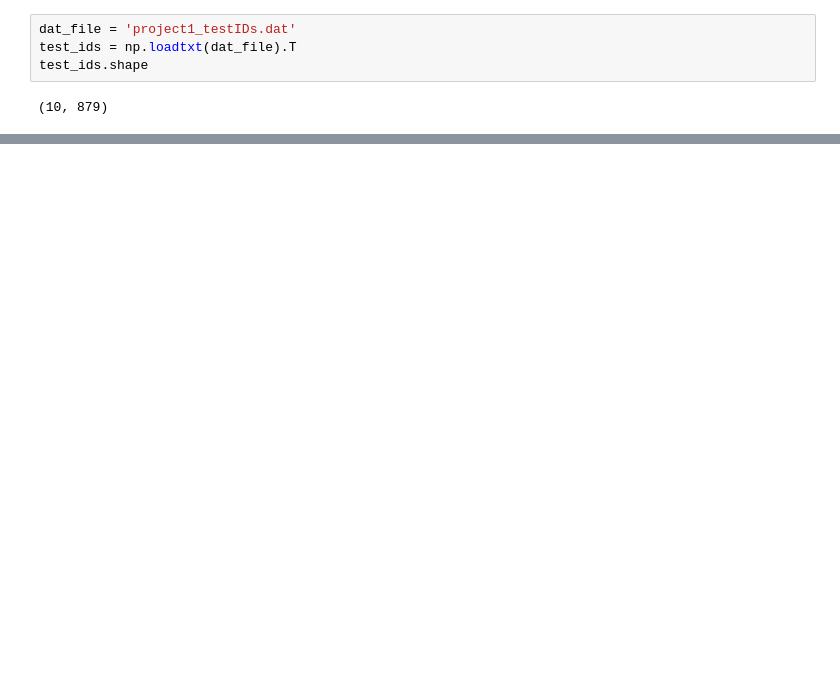
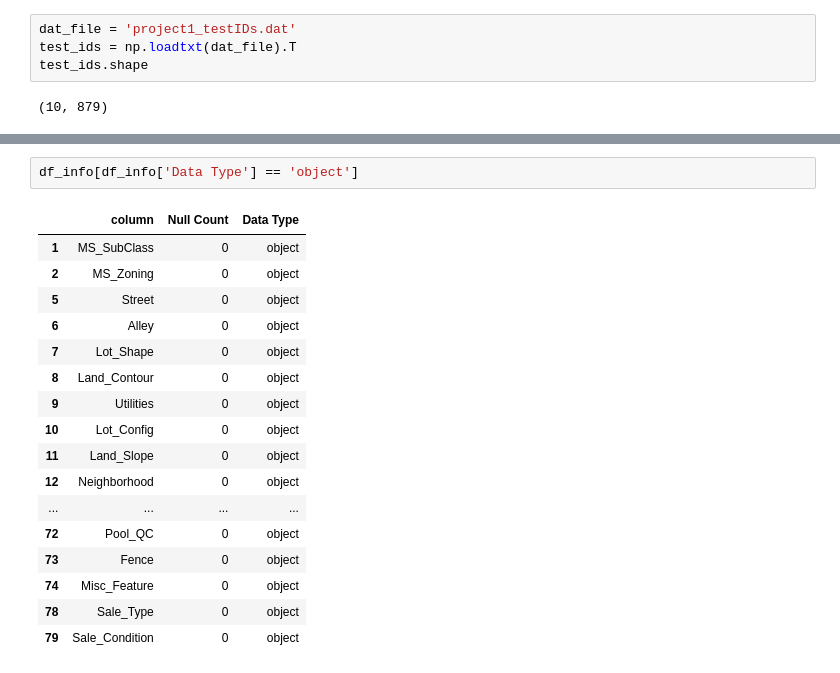
Before and after one commit to SandipSonawane/UIUC-STAT542-Statistical-Learning, a Jupyter notebook: Project 1- Predict the Housing Prices in Ames/EDA.ipynb, the cells around one changed output, grey strips where cells are left out. Drawn from its saved outputs; the diff is of its cells as text; blank space fills up the shorter version.

```diff
--- a/Project 1- Predict the Housing Prices in Ames/EDA.ipynb
+++ b/Project 1- Predict the Housing Prices in Ames/EDA.ipynb
@@ -23,0 +97,20 @@ test_ids.shape
+# %%
+df_info[df_info['Data Type'] == 'object']
+# %% [output]
+|  | column | Null Count | Data Type |
+| 1 | MS_SubClass | 0 | object |
+| 2 | MS_Zoning | 0 | object |
+| 5 | Street | 0 | object |
+| 6 | Alley | 0 | object |
+| 7 | Lot_Shape | 0 | object |
+| 8 | Land_Contour | 0 | object |
+| 9 | Utilities | 0 | object |
+| 10 | Lot_Config | 0 | object |
+| 11 | Land_Slope | 0 | object |
+| 12 | Neighborhood | 0 | object |
+| ... | ... | ... | ... |
+| 72 | Pool_QC | 0 | object |
+| 73 | Fence | 0 | object |
+| 74 | Misc_Feature | 0 | object |
+| 78 | Sale_Type | 0 | object |
+| 79 | Sale_Condition | 0 | object |
```
Also changed, not shown: parts of 18 cells of this notebook, 1 other file.
